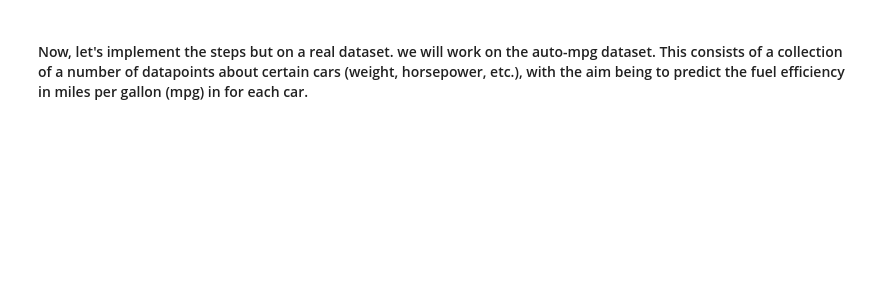
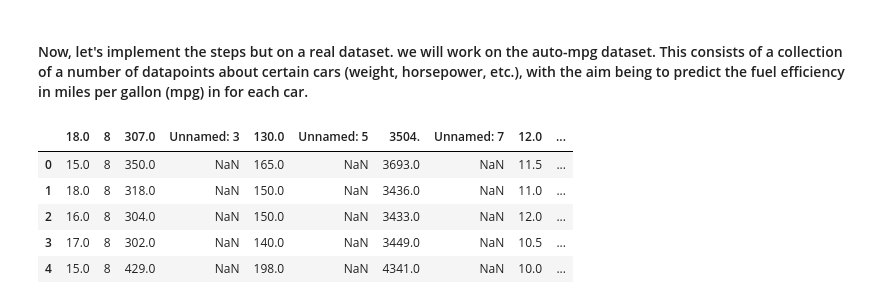
Before and after one commit to linksdl/acs-project-machine_learning, a Jupyter notebook: learning resources/4-labs/week6/Week 7 Linear Regression.ipynb, the cells around one changed output. Drawn from its saved outputs; the diff is of its cells as text; code cells hidden in the pictures; blank space fills up the shorter version.

```diff
--- a/learning resources/4-labs/week6/Week 7 Linear Regression.ipynb
+++ b/learning resources/4-labs/week6/Week 7 Linear Regression.ipynb
@@ -78,8 +102,18 @@ Please note: the first column is our target (mpg)
 """
 # %%
 # TODO: load the dataset file using np.loadtxt()
+import pandas as pd
 
-data = None
+df = pd.read_csv("auto-mpg.txt", delimiter='   ')
+df.head()
+# data = np.loadtxt("auto-mpg.txt", delimiter=' ', usecols=range(5))
+# %% [output]
+|  | 18.0 | 8 | 307.0 | Unnamed: 3 | 130.0 | Unnamed: 5 | 3504. | Unnamed: 7 | 12.0 | ... |
+| 0 | 15.0 | 8 | 350.0 | NaN | 165.0 | NaN | 3693.0 | NaN | 11.5 | ... |
+| 1 | 18.0 | 8 | 318.0 | NaN | 150.0 | NaN | 3436.0 | NaN | 11.0 | ... |
+| 2 | 16.0 | 8 | 304.0 | NaN | 150.0 | NaN | 3433.0 | NaN | 12.0 | ... |
+| 3 | 17.0 | 8 | 302.0 | NaN | 140.0 | NaN | 3449.0 | NaN | 10.5 | ... |
+| 4 | 15.0 | 8 | 429.0 | NaN | 198.0 | NaN | 4341.0 | NaN | 10.0 | ... |
 # %%
 # TODO: Normalise the dataset. You can do this easily in numpy
 # by using np.mean and np.var. The only place where care is needed
```
Also changed, not shown: parts of 6 cells of this notebook, 6 other files.
